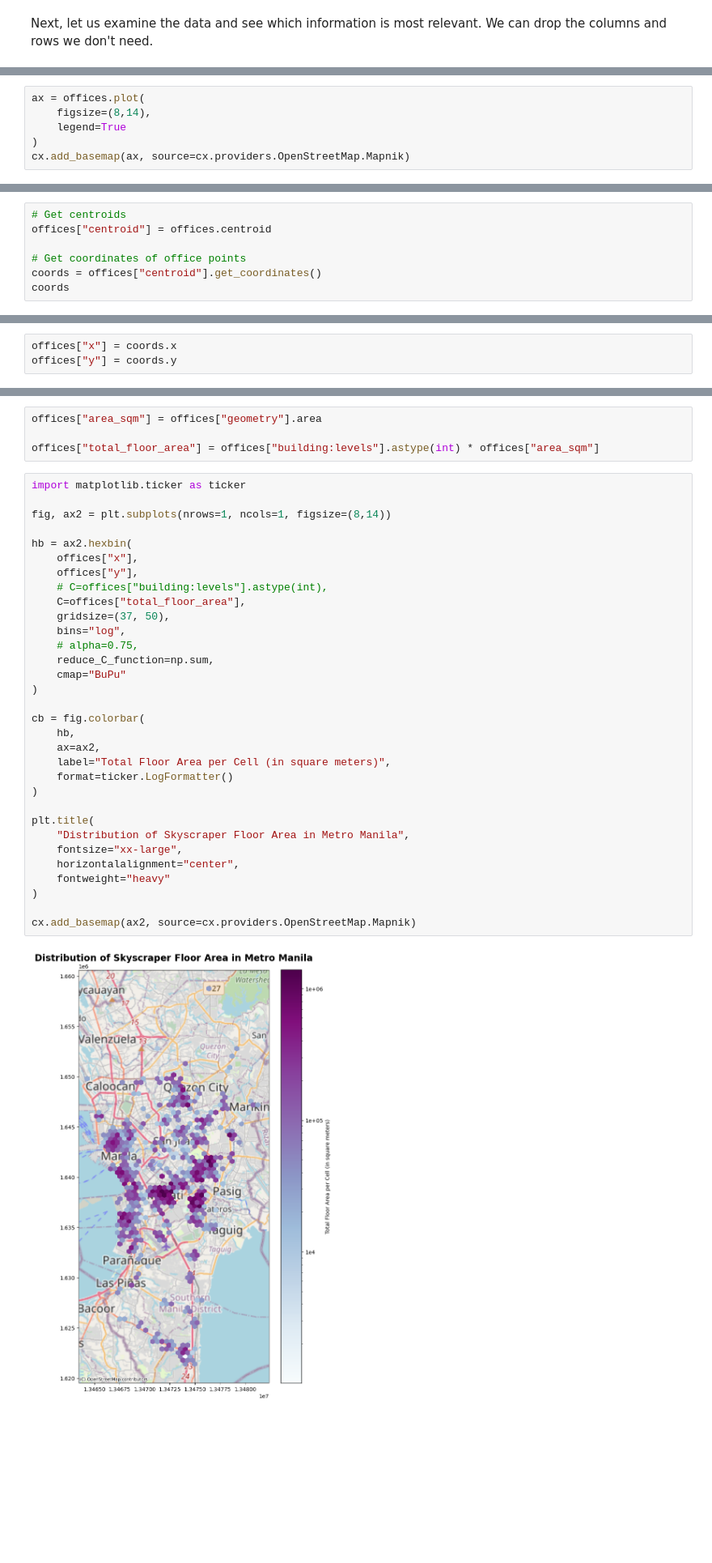
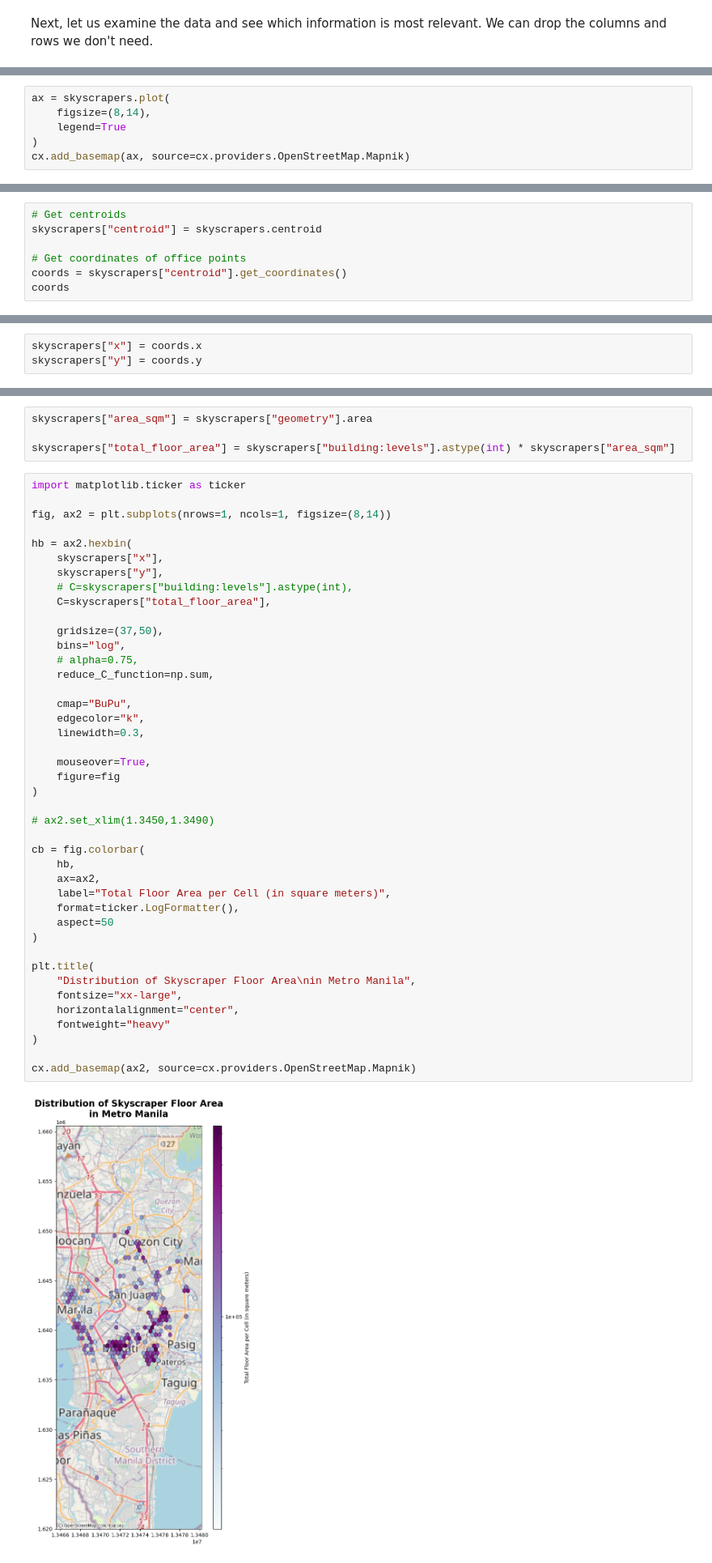
Before and after one commit to Automating-GIS-processes-II-2023/final-assignment-jeromemaiquez, a Jupyter notebook: final_exercise.ipynb, the cells around one changed output, grey strips where cells are left out. Shown at 81% size. Cells and saved outputs as stored; diff of their text form; blank space fills up the shorter version.

```diff
--- a/final_exercise.ipynb
+++ b/final_exercise.ipynb
@@ -166,7 +172,7 @@ if epsg != 3857:
 # %% [output]
 GDF is in EPSG:4326 -- Will reproject to Pseudo-Mercator (EPSG:3857)
 # %%
-ax = offices.plot(
+ax = skyscrapers.plot(
     figsize=(8,14),
     legend=True
 )
@@ -176,9 +182,9 @@ cx.add_basemap(ax, source=cx.providers.OpenStreetMap.Mapnik)
 # %%
 # Get centroids
-offices["centroid"] = offices.centroid
+skyscrapers["centroid"] = skyscrapers.centroid
 
 # Get coordinates of office points
-coords = offices["centroid"].get_coordinates()
+coords = skyscrapers["centroid"].get_coordinates()
 coords
 # %% [output]
 |  | x | y |
@@ -197,4 +203,4 @@ coords
 # %%
-offices["x"] = coords.x
-offices["y"] = coords.y
+skyscrapers["x"] = coords.x
+skyscrapers["y"] = coords.y
 # %%
@@ -215,40 +220,50 @@ x                   float64
 y                   float64
 dtype: object
 # %%
-offices["area_sqm"] = offices["geometry"].area
+skyscrapers["area_sqm"] = skyscrapers["geometry"].area
 
-offices["total_floor_area"] = offices["building:levels"].astype(int) * offices["area_sqm"]
+skyscrapers["total_floor_area"] = skyscrapers["building:levels"].astype(int) * skyscrapers["area_sqm"]
 # %%
 import matplotlib.ticker as ticker
 
 fig, ax2 = plt.subplots(nrows=1, ncols=1, figsize=(8,14))
 
 hb = ax2.hexbin(
-    offices["x"],
-    offices["y"],
-    # C=offices["building:levels"].astype(int),
-    C=offices["total_floor_area"],
-    gridsize=(37, 50),
+    skyscrapers["x"],
+    skyscrapers["y"],
+    # C=skyscrapers["building:levels"].astype(int),
+    C=skyscrapers["total_floor_area"],
+
+    gridsize=(37,50),
     bins="log",
     # alpha=0.75,
     reduce_C_function=np.sum,
-    cmap="BuPu"
+
+    cmap="BuPu",
+    edgecolor="k",
+    linewidth=0.3,
+
+    mouseover=True,
+    figure=fig
 )
+
+# ax2.set_xlim(1.3450,1.3490)
 
 cb = fig.colorbar(
     hb,
     ax=ax2,
     label="Total Floor Area per Cell (in square meters)",
-    format=ticker.LogFormatter()
+    format=ticker.LogFormatter(),
+    aspect=50
 )
 
 plt.title(
-    "Distribution of Skyscraper Floor Area in Metro Manila",
+    "Distribution of Skyscraper Floor Area\nin Metro Manila",
     fontsize="xx-large",
     horizontalalignment="center",
     fontweight="heavy"
 )
 
 cx.add_basemap(ax2, source=cx.providers.OpenStreetMap.Mapnik)
 # %% [output]
-[figure, old version]
+[figure, new version]
```
Also changed, not shown: parts of 19 cells of this notebook, 2 other files.
